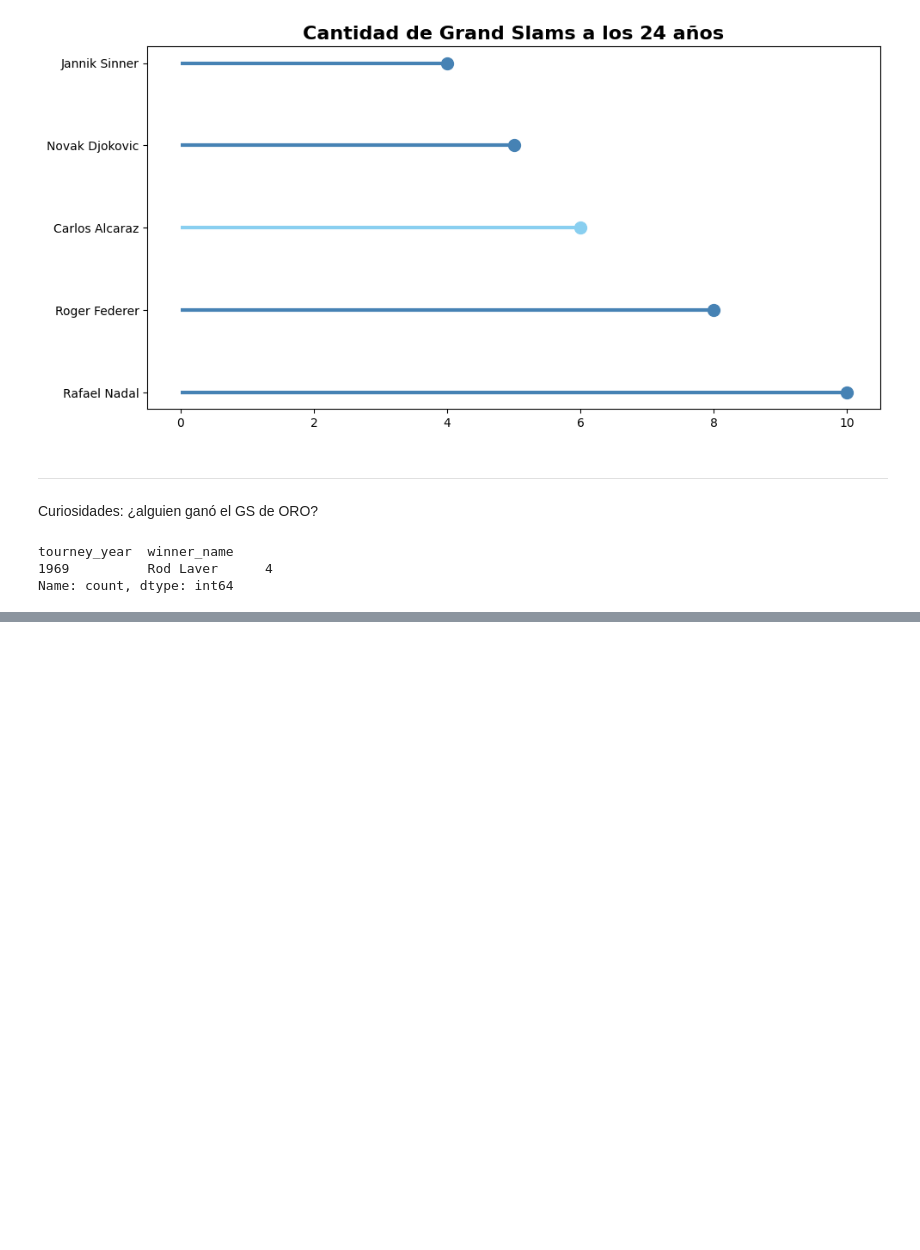
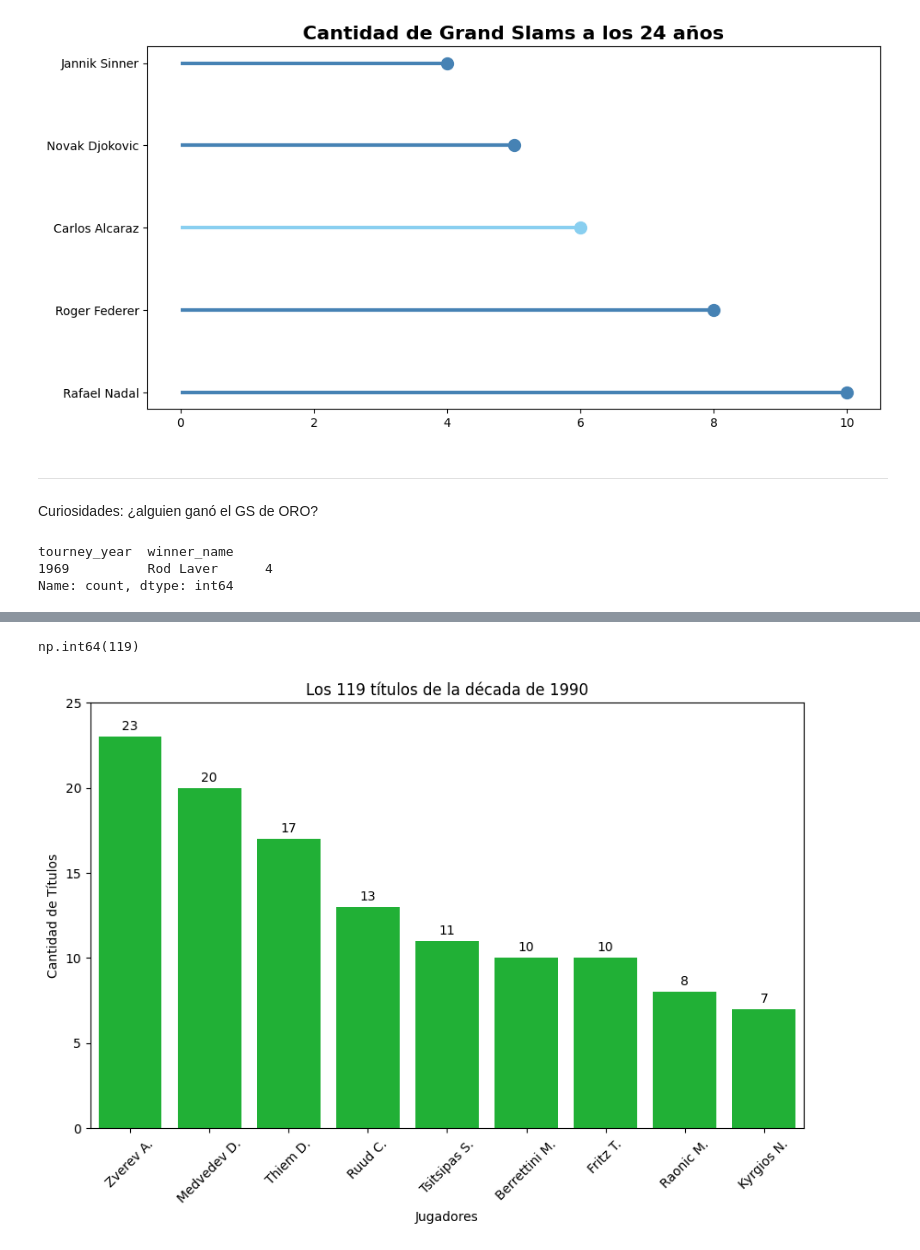
Before and after one commit to ijdiaz17/eda-tenis, a Jupyter notebook: notebooks/1_NOTEBOOKS.ipynb, the cells around one changed output, grey strips where cells are left out. Cells and saved outputs as stored; diff of their text form; code cells hidden in the pictures; blank space fills up the shorter version.

```diff
--- a/notebooks/1_NOTEBOOKS.ipynb
+++ b/notebooks/1_NOTEBOOKS.ipynb
@@ -1278,3 +1278,8 @@ gs_oro[gs_oro.values == 4]
 tourney_year  winner_name
 1969          Rod Laver      4
 Name: count, dtype: int64
+# %%
+lista_jugadores_1990 = ["Raonic M.", "Thiem D.", "Medvedev D.", "Zverev A.", "Tsitsipas S.", "Berrettini M.", "Ruud C.", "Kyrgios N.", "Fritz T."]
+titulos_1990 = df_4[(df_4["Winner"].isin(lista_jugadores_1990)) & (df_4["Round"]=="The Final")][["Date", "Surface", "Player_1", "Player_2", "Winner"]]
+titulos_1990_agrupados = titulos_1990.groupby("Winner")["Winner"].value_counts().sort_values(ascending=False)
+titulos_1990_agrupados
@@ -1280,0 +1298,21 @@ Name: count, dtype: int64
+# %%
+titulos_1990_agrupados.values.sum()
+# %% [output]
+np.int64(119)
+# %%
+plt.figure(figsize=(10,6))
+ax = sns.barplot(x=titulos_1990_agrupados.index,
+            y=titulos_1990_agrupados.values,
+            color="#09C825")
+
+plt.title("Los 119 títulos de la década de 1990")
+plt.xlabel("Jugadores")
+plt.ylabel("Cantidad de Títulos")
+plt.ylim(0,25)
+plt.xticks(rotation=45)
+
+ax.bar_label(ax.containers[0], padding=3)
+
+plt.show()
+# %% [output]
+[figure, added]
```
Also changed, not shown: parts of 1 cell of this notebook, 2 other files.
